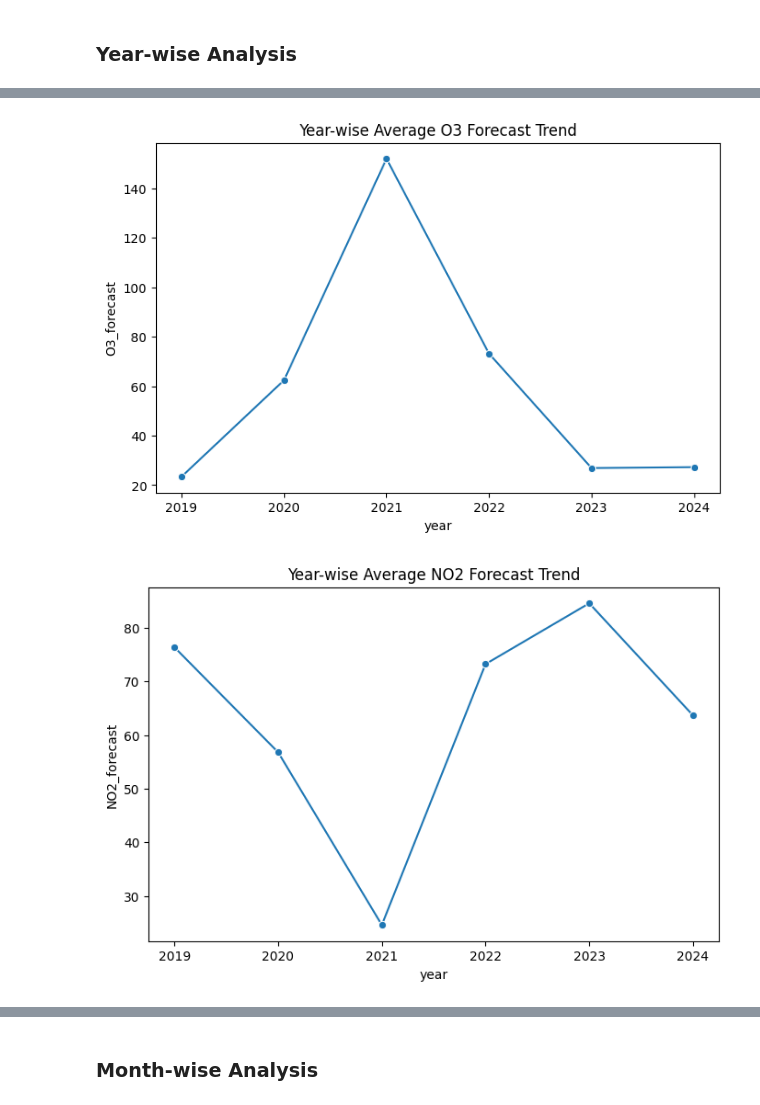
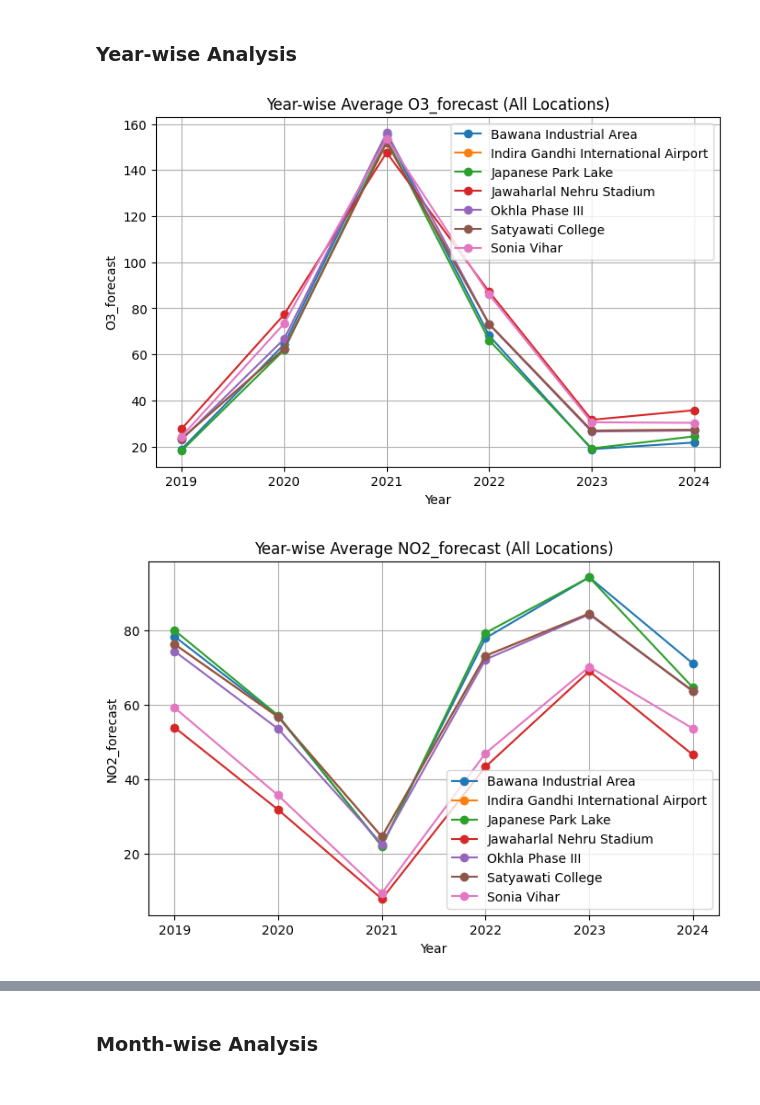
Before and after one commit to RohitReddyGV11/SIH_Weather_Forecast, a Jupyter notebook: notebooks/EDA.ipynb, the cells around one changed output, grey strips where cells are left out. Drawn from its saved outputs; the diff is of its cells as text; code cells hidden in the pictures.

```diff
--- a/notebooks/EDA.ipynb
+++ b/notebooks/EDA.ipynb
@@ -97,6 +119,3 @@ Index(['year', 'month', 'day', 'hour', 'O3_forecast', 'NO2_forecast',
 # %%
-df["date"] = pd.to_datetime(df[["year","month","day"]])
-df["datetime"] = pd.to_datetime(df[["year","month","day","hour"]])
-df.set_index("datetime", inplace=True)
-df.sort_index(inplace=True)
-df.head()
+df = df.sort_values(by=["location", "datetime"])
+df.set_index(["location", "datetime"], inplace=True)
@@ -128,13 +140,33 @@ date                          0
 dtype: int64
+# %%
+forecast_cols = [
+    "O3_forecast",
+    "NO2_forecast",
+    "Temperature_forecast",
+    "Specific_humidity_forecast",
+    "U_wind_forecast",
+    "V_wind_forecast",
+    "Vertical_wind_forecast",
+    "Wind_speed_forecast"
+]
+yearly_data = (df.groupby(["location","year"])[forecast_cols].mean().sort_index(level=["location","year"]))
+monthly_data = (df.groupby(["location","year","month"])[forecast_cols].mean().sort_index(level=["location","year","month"]))
 # %% [markdown]
 ### Year-wise Analysis
 # %%
-yearly_data = df.groupby("year").agg({
-    "O3_forecast" : "mean",
-    "NO2_forecast" : "mean",
-    "Temperature_forecast" : "mean",
-    "Specific_humidity_forecast" : "mean",
-    "U_wind_forecast" : "mean",
-    "V_wind_forecast" : "mean",
-    "Vertical_wind_forecast" : "mean"
-}).reset_index()
+for col in forecast_cols:
+    plt.figure(figsize=(8,5))
+
+    for loc in yearly_data.index.get_level_values(0).unique():
+        loc_data = yearly_data.loc[loc]
+        plt.plot(loc_data.index, loc_data[col], marker="o", label=loc)
+
+    plt.title(f"Year-wise Average {col} (All Locations)")
+    plt.xlabel("Year")
+    plt.ylabel(col)
+    plt.legend()
+    plt.grid(True)
+    plt.show()
+# %% [output]
+[figure, added]
+[figure, added]
@@ -141,14 +178,0 @@ yearly_data = df.groupby("year").agg({
-# %%
-plt.figure(figsize=(8,5))
-sns.lineplot(data=yearly_data,x="year",y="O3_forecast",marker="o")
-plt.title("Year-wise Average O3 Forecast Trend")
-plt.show()
-# %% [output]
-[figure, removed]
-# %%
-plt.figure(figsize=(8,5))
-sns.lineplot(data=yearly_data,x="year",y="NO2_forecast",marker="o")
-plt.title("Year-wise Average NO2 Forecast Trend")
-plt.show()
-# %% [output]
-[figure, removed]
```
Also changed, not shown: parts of 27 cells of this notebook, 1 other file.
